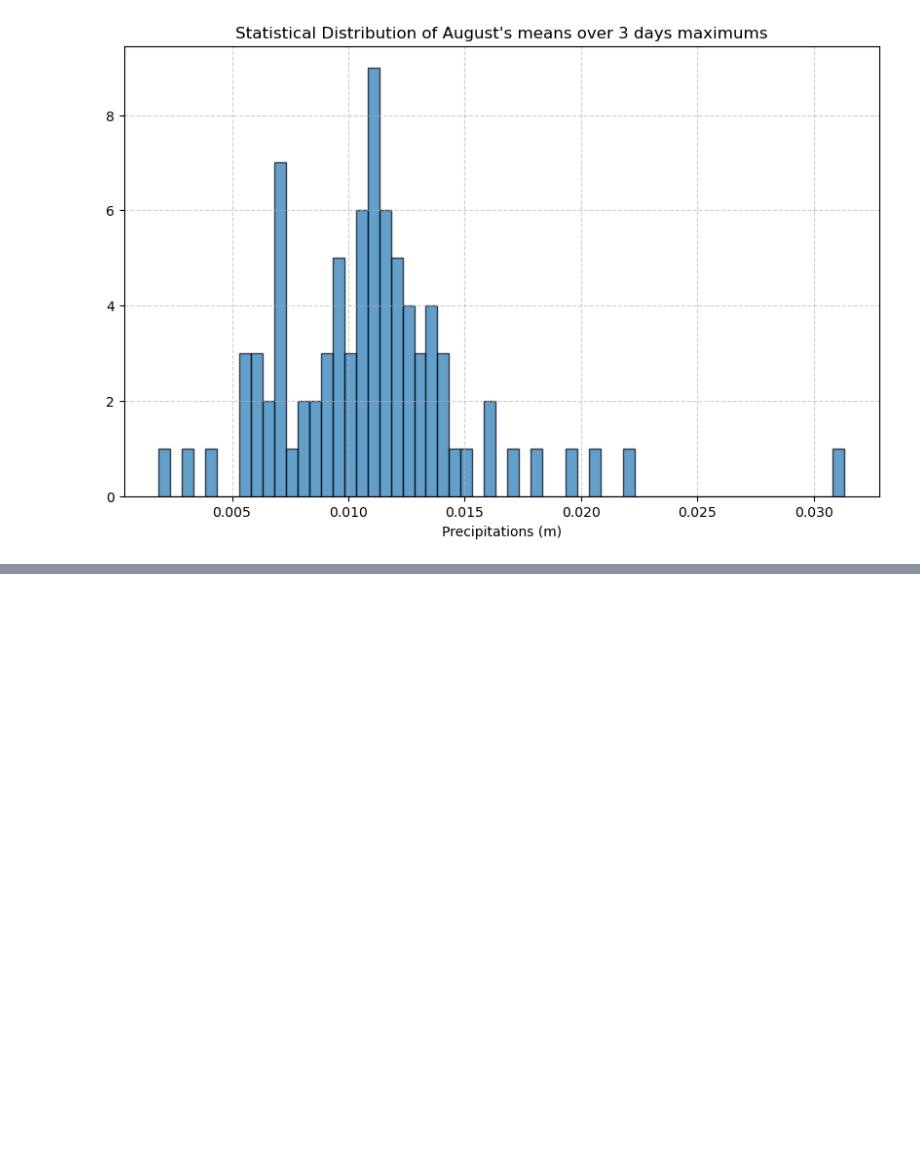
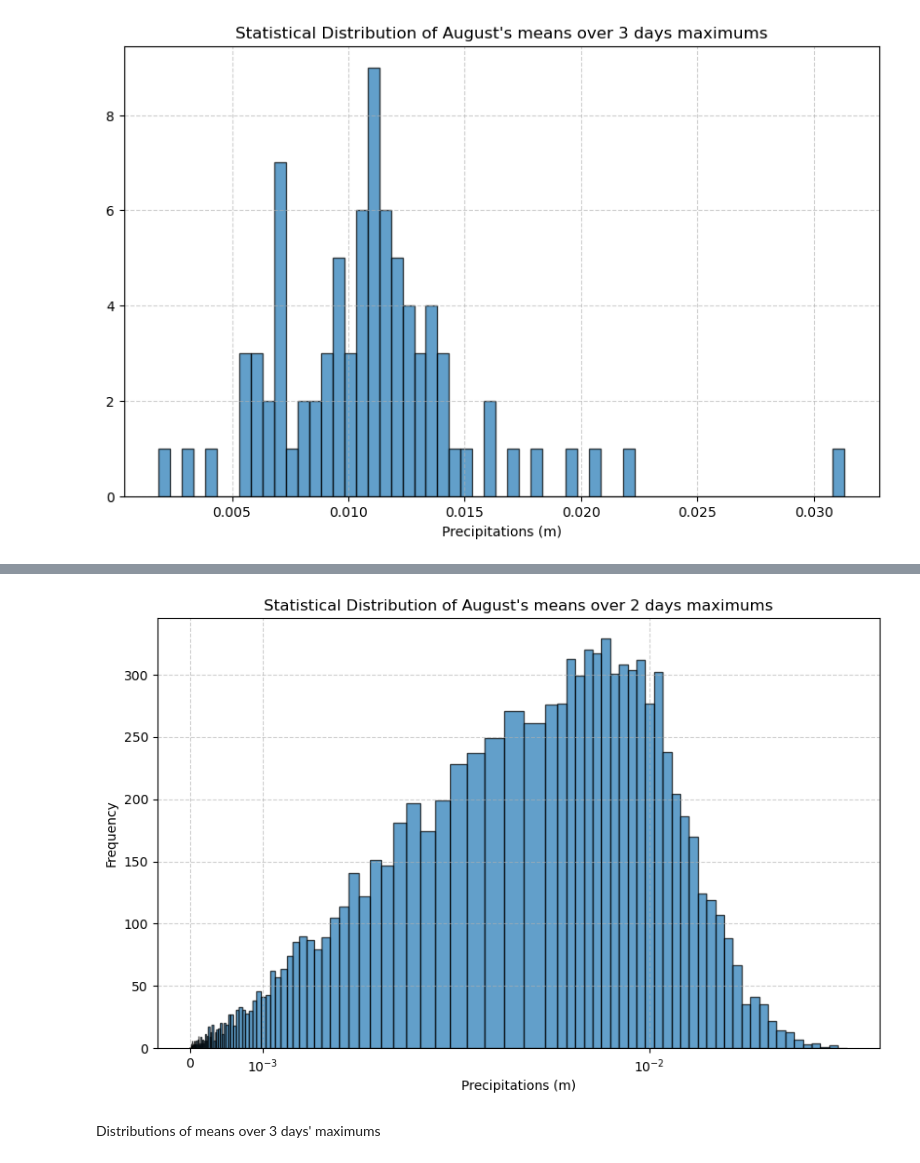
Before and after one commit to esauvat/unseen-storm-forecasts, a Jupyter notebook: script/statistical_distribution.ipynb, the cells around one changed output, grey strips where cells are left out. Saved outputs shown, nothing was run; the diff lists cells and outputs as text; code cells hidden in the pictures; blank space fills up the shorter version.

```diff
--- a/script/statistical_distribution.ipynb
+++ b/script/statistical_distribution.ipynb
@@ -92,0 +136,37 @@ plot_distribution(mean3, "Statistical Distribution of August's means over 3 days
+# %%
+def plot_simlog_distribution(data: xr.DataArray, title: str, path: str, num_bins: int = 100, log_base: float = 2):
+    """
+    Plots the statistical distribution with a mixed linear-log scale:
+    - Linear for x <= 0.005
+    - Logarithmic for x > 0.005
+
+    Parameters:
+    data (xr.DataArray): Input data with dimensions "years" and coordinates as strings.
+    title (str): Title of the plot.
+    path (str): Path to save the plot.
+    num_bins (int): Number of bins for spacing (default: 100).
+    """
+
+    # Flatten data and remove NaNs
+    flattened_data = data.values.flatten()
+    flattened_data = flattened_data[~np.isnan(flattened_data) & (flattened_data > 0)]
+
+    # Define bin edges (logarithmic for large values, linear for small ones)
+    min_val = np.min(flattened_data)
+    max_val = np.max(flattened_data)
+    bin_edges = np.logspace(np.log(min_val) / np.log(log_base), np.log(max_val) / np.log(log_base), num_bins, base=log_base)
+
+    # Plot histogram
+    plt.figure(figsize=(10, 6))
+    plt.hist(flattened_data, bins=bin_edges, edgecolor='black', alpha=0.7)
+
+    # Use a symlog scale with transition at 0.005
+    plt.xscale('symlog', linthresh=0.005)
+
+    plt.xlabel('Precipitations (m)')
+    plt.ylabel('Frequency')
+    plt.title(title)
+    plt.grid(True, linestyle='--', alpha=0.6, which="both")  # Major/minor ticks
+
+    plt.savefig(path)
+    plt.show()
@@ -92,0 +259,6 @@ plot_distribution(mean3, "Statistical Distribution of August's means over 3 days
+# %%
+plot_simlog_distribution(mean2, "Statistical Distribution of August's means over 2 days maximums", '/home/esauvat/Documents/NORCE/unseen-storm-forecasts/plots/s2s-distrib-august_mean2_max-hans_area-simlog.png', num_bins=200)
+# %% [output]
+[figure, added]
+# %% [markdown]
+Distributions of means over 3 days' maximums
```
Also changed, not shown: parts of 15 cells of this notebook, 5 other files.
